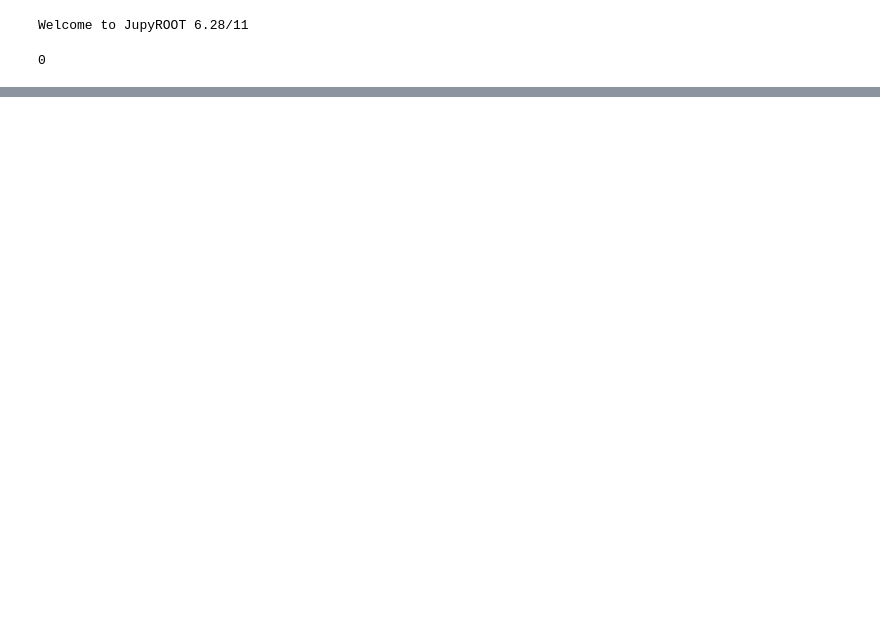
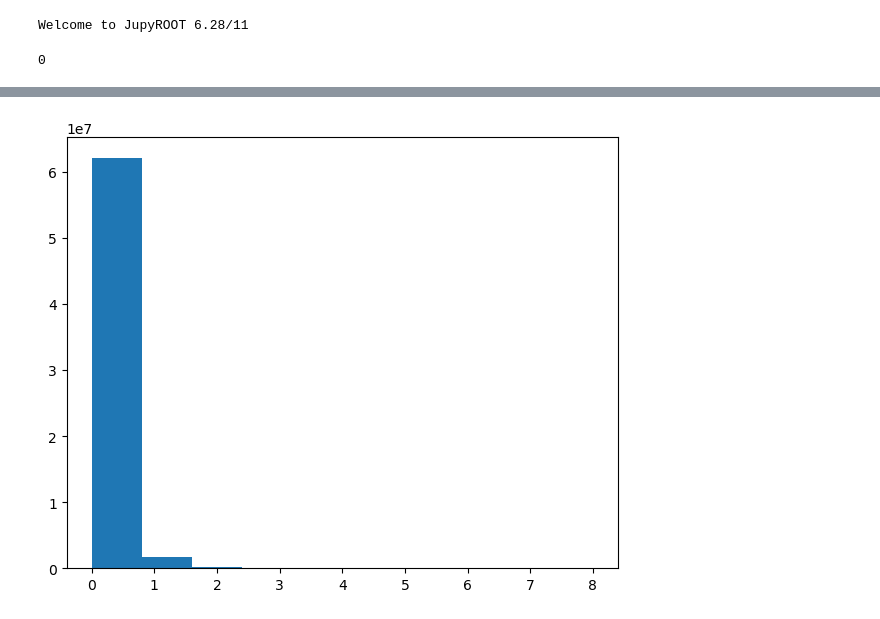
Before and after one commit to lolorestrepo/WCSimFQTuningTools, a Jupyter notebook: STable/Analysis/comparisons_stable_hdf.ipynb, the cells around one changed output, grey strips where cells are left out. Drawn from its saved outputs; the diff is of its cells as text; code cells hidden in the pictures; blank space fills up the shorter version.

```diff
--- a/STable/Analysis/comparisons_stable_hdf.ipynb
+++ b/STable/Analysis/comparisons_stable_hdf.ipynb
@@ -79,0 +77,12 @@ f.cre
+# %%
+tables = read_stable(fname_root, names=["side_direct", "side_indirect"])
+# %%
+tab = tables["side_indirect"]
+# %%
+plt.figure(figsize=(6, 5))
+
+plt.hist(tab.flatten())
+
+plt.tight_layout()
+# %% [output]
+[figure, added]
```
Also changed, not shown: parts of 4 cells of this notebook, 5 other files.
